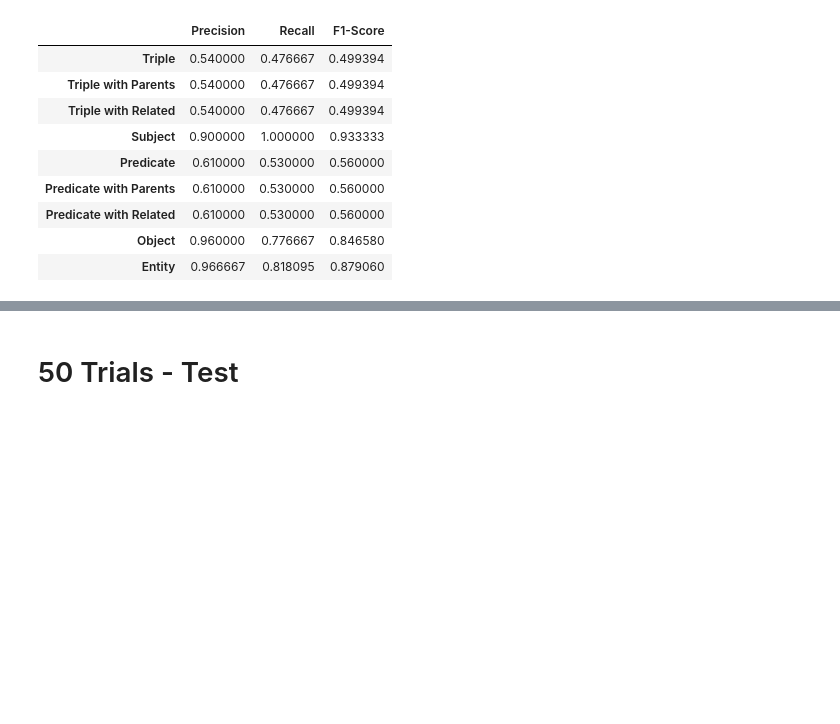
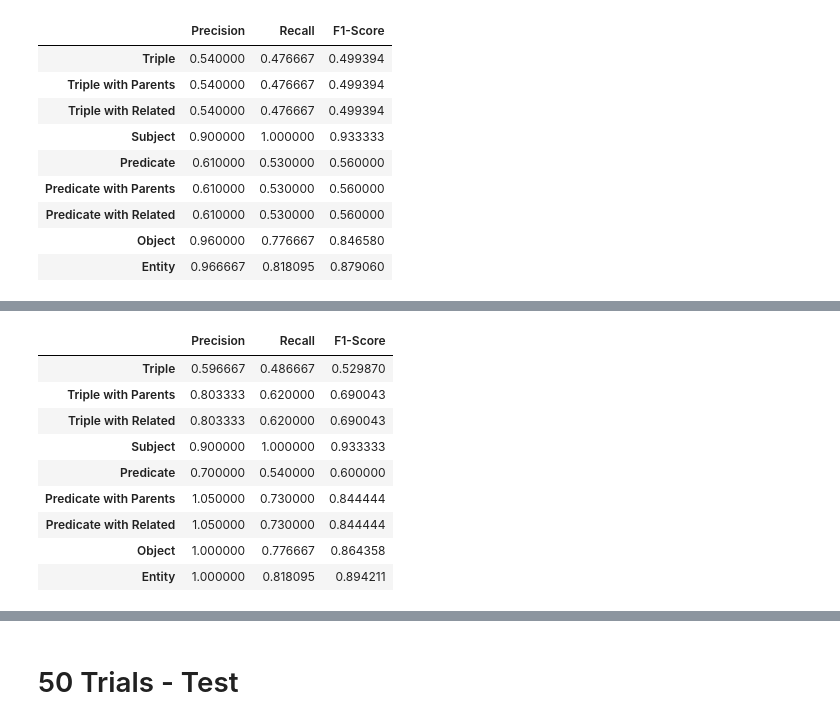
Before and after one commit to maxlautenbach/CIExMAS, a Jupyter notebook: approaches/evaluation_notebook.ipynb, the cells around one changed output, grey strips where cells are left out. Cells and saved outputs as stored; diff of their text form; code cells hidden in the pictures; blank space fills up the shorter version.

```diff
--- a/approaches/evaluation_notebook.ipynb
+++ b/approaches/evaluation_notebook.ipynb
@@ -134,0 +149,14 @@ reports_train_5[-1][1]
+# %%
+reports_train_5.append(("One Agent - Llama 3.3 70B (SambaNova) Run 1", generate_report("evaluation_logs/One_Agent/train-5-evaluation_log-SambaNova_Meta-Llama-3.3-70B-Instruct-2025-04-18-0925.xlsx")))
+reports_train_5[-1][1]
+# %% [output]
+|  | Precision | Recall | F1-Score |
+| Triple | 0.596667 | 0.486667 | 0.529870 |
+| Triple with Parents | 0.803333 | 0.620000 | 0.690043 |
+| Triple with Related | 0.803333 | 0.620000 | 0.690043 |
+| Subject | 0.900000 | 1.000000 | 0.933333 |
+| Predicate | 0.700000 | 0.540000 | 0.600000 |
+| Predicate with Parents | 1.050000 | 0.730000 | 0.844444 |
+| Predicate with Related | 1.050000 | 0.730000 | 0.844444 |
+| Object | 1.000000 | 0.776667 | 0.864358 |
+| Entity | 1.000000 | 0.818095 | 0.894211 |
```
Also changed, not shown: parts of 5 cells of this notebook, 10 other files.
